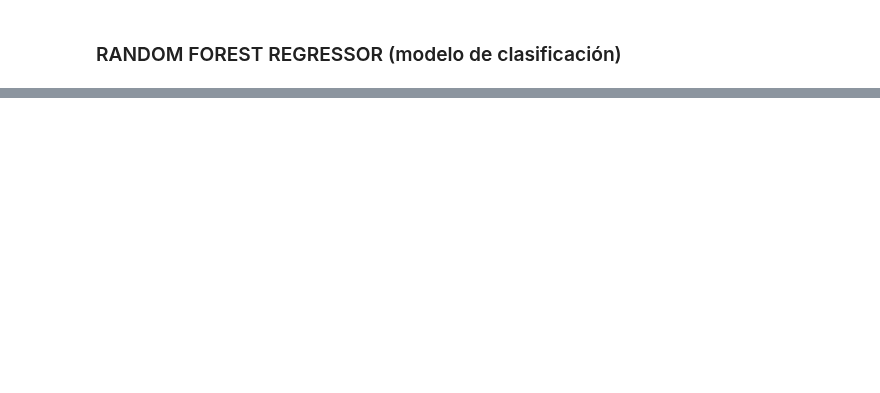
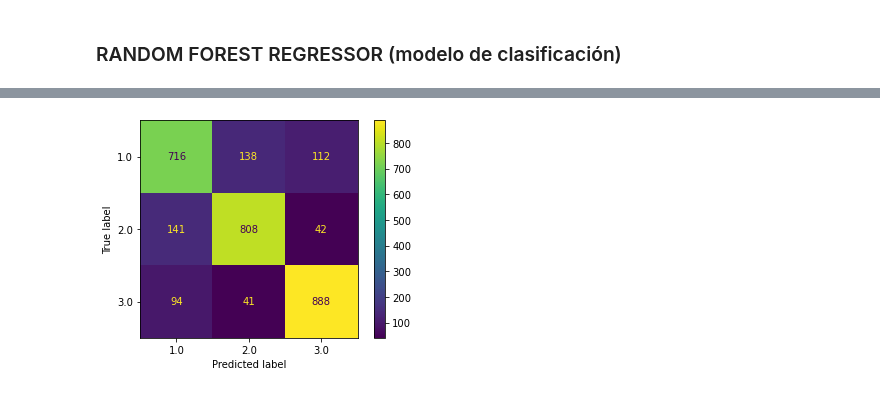
Before and after one commit to albabernal03/BD_proyecto_final, a Jupyter notebook: notebook/analisis.ipynb, the cells around one changed output, grey strips where cells are left out. Saved outputs shown, nothing was run; the diff lists cells and outputs as text; code cells hidden in the pictures; blank space fills up the shorter version.

```diff
--- a/notebook/analisis.ipynb
+++ b/notebook/analisis.ipynb
@@ -676,2 +679,19 @@ plt.show()
 # %% [markdown]
 ### RANDOM FOREST REGRESSOR (modelo de clasificación)
+# %%
+# Dividir los datos en conjuntos de entrenamiento y prueba
+X_train, X_test, y_train, y_test = train_test_split(X, y, test_size=0.2, random_state=42)
+# %%
+from sklearn.ensemble import RandomForestClassifier
+# Crear el modelo de clasificación
+model = RandomForestClassifier()
+
+# Entrenar el modelo
+model.fit(X_train, y_train)
+
+# Realizar predicciones en el conjunto de prueba
+y_pred = model.predict(X_test)
+
+# Calcular la precisión del modelo
+accuracy = accuracy_score(y_test, y_pred)
+print("Precisión del modelo:", accuracy)
@@ -677,0 +715,8 @@ plt.show()
+# %%
+disp = ConfusionMatrixDisplay(confusion_matrix=confusion_matrix(y_test, y_pred),
+                               display_labels=log_r.classes_)
+disp.plot()
+
+plt.show()
+# %% [output]
+[figure, added]
```
Also changed, not shown: parts of 4 cells of this notebook, 2 other files.
